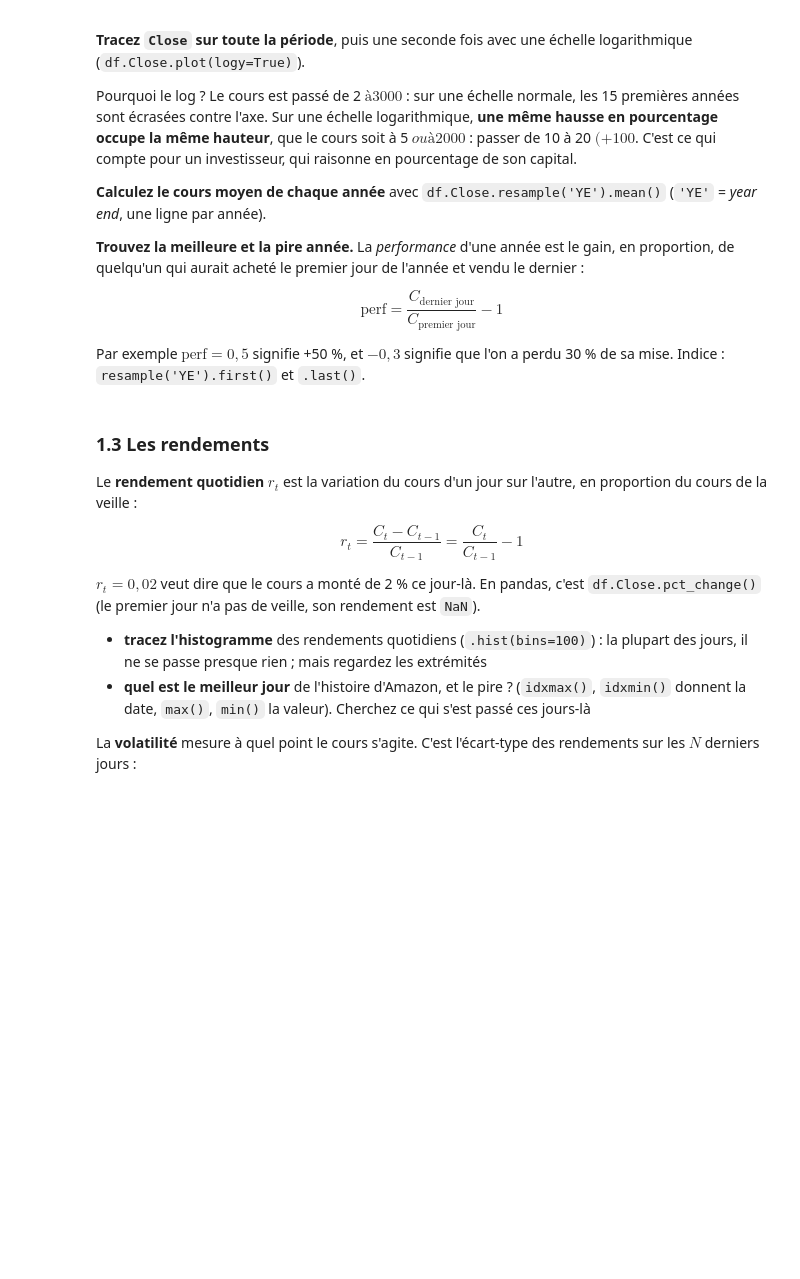
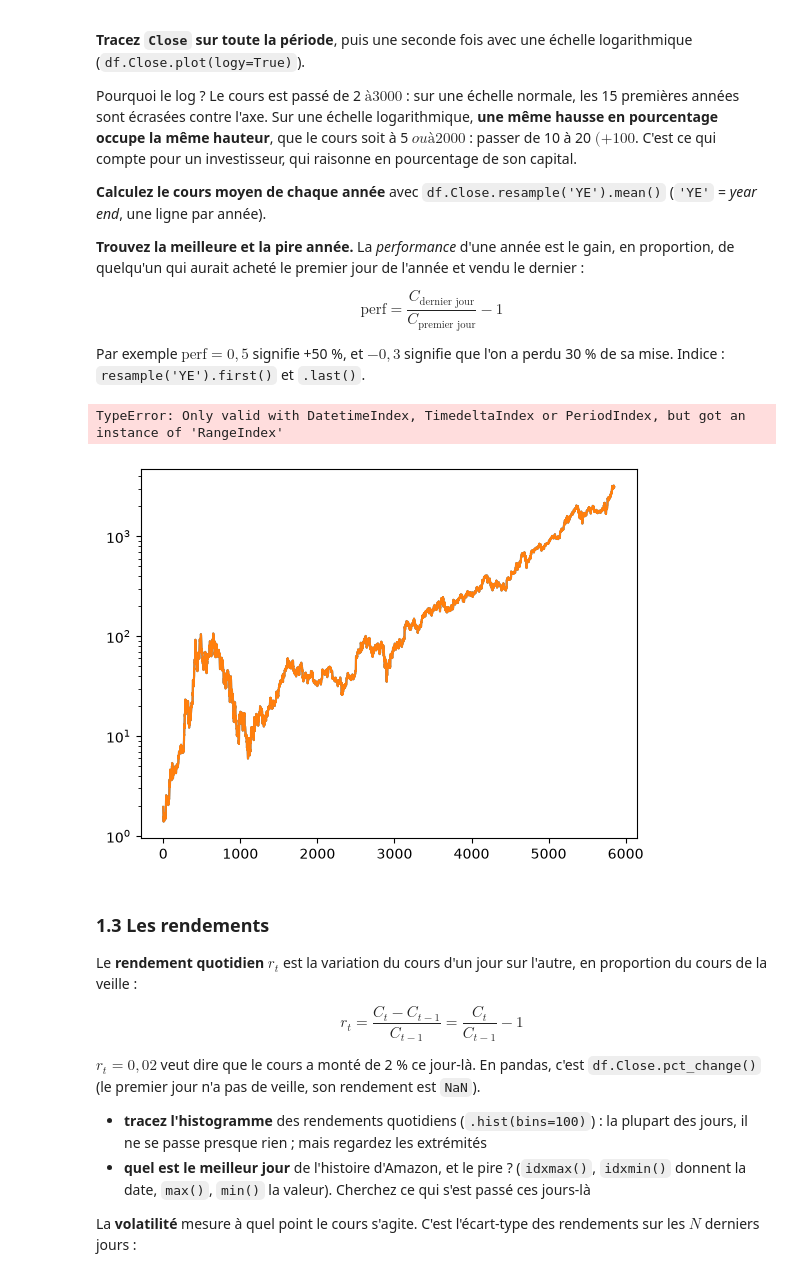
Before and after one commit to SIMVIA-lucas-sovre/projet-trading-pandas, a Jupyter notebook: groupe-4.ipynb, the cells around one changed output. Saved outputs shown, nothing was run; the diff lists cells and outputs as text; code cells hidden in the pictures; blank space fills up the shorter version.

```diff
--- a/groupe-4.ipynb
+++ b/groupe-4.ipynb
@@ -67,4 +67,9 @@ Construisez une dataframe `df` :
 
 Rappels utiles : `pd.read_csv(..., skiprows=)`, `pd.to_datetime()`, `dropna(subset=)`, `set_index()`, `sort_index()`.
 # %%
-# votre TEST12
+
+
+df = pd.read_csv("/Users/maximefourel/projet-trading-pandas/data/Amazon.csv", skiprows=3)
+
+
+df.head(3)
@@ -94,7 +104,13 @@ $$\text{perf} = \frac{C_{\text{dernier jour}}}{C_{\text{premier jour}}} - 1$$
 Par exemple $\text{perf} = 0{,}5$ signifie +50 %, et $-0{,}3$ signifie que l'on a perdu 30 % de sa mise.
 Indice : `resample('YE').first()` et `.last()`.
 # %%
-# votre code
+df.Close.plot()
+df.Close.plot(logy=True)
+
+moyen=df.Close.resample('YE').mean()
+# %% [output]
+TypeError: Only valid with DatetimeIndex, TimedeltaIndex or PeriodIndex, but got an instance of 'RangeIndex'
+[figure, added]
 # %% [markdown]
 ### 1.3 Les rendements
 
```
Also changed, not shown: parts of 1 cell of this notebook.
